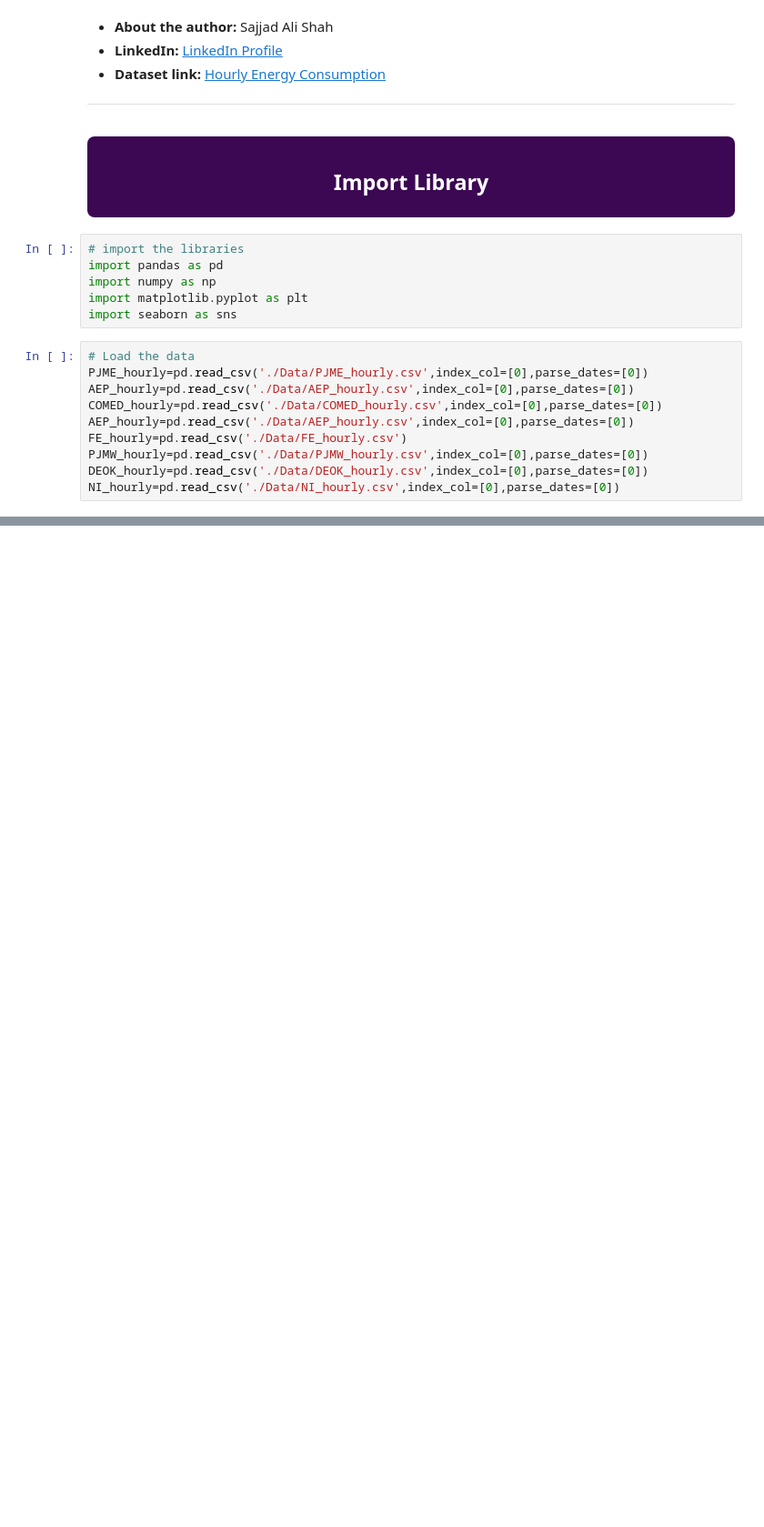
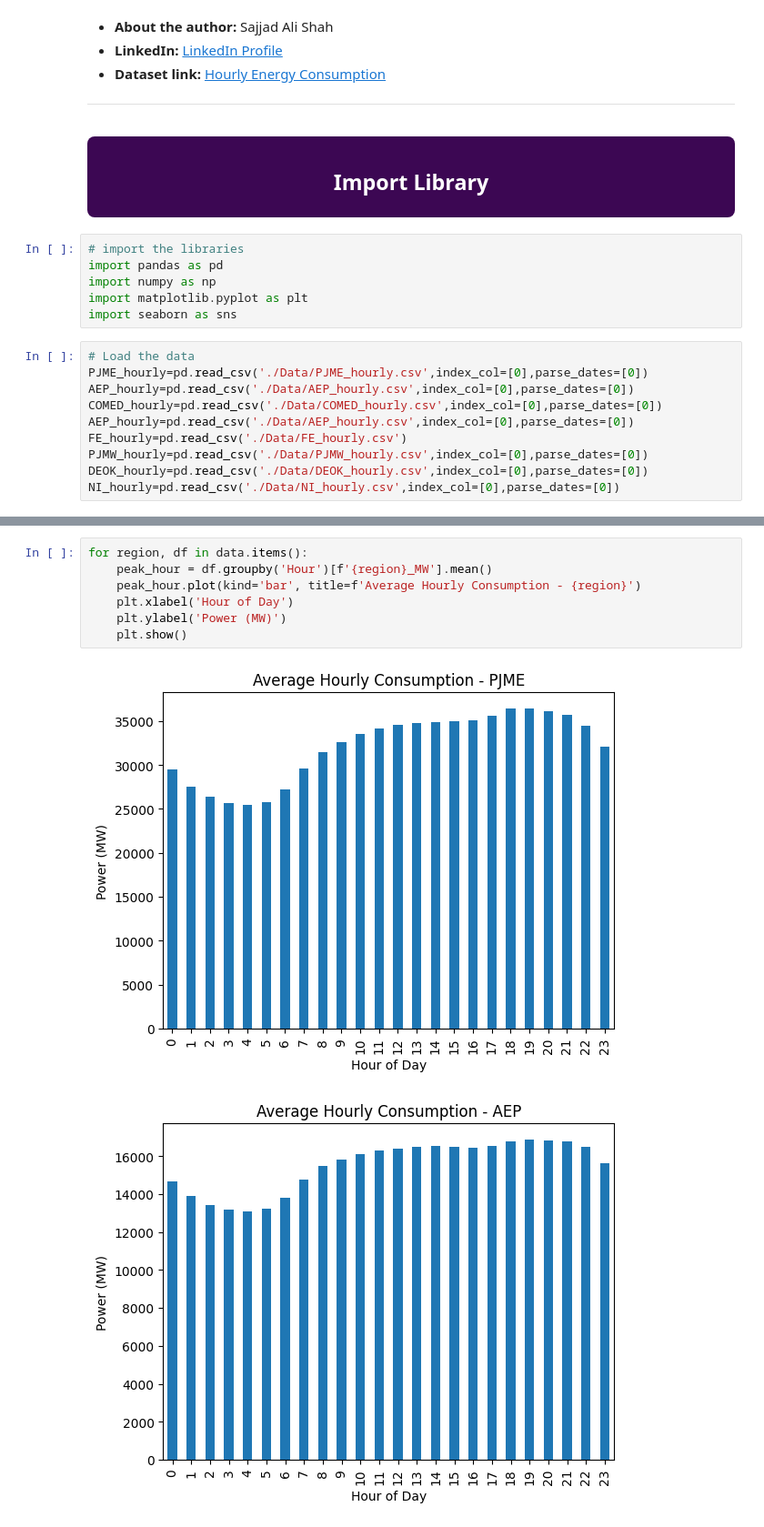
Before and after one commit to SajjadKhanYousafzai/Projects--Kaggle-, a Jupyter notebook: Time Serires Hourly Energy Consumption/Time_series.ipynb, the cells around one changed output, grey strips where cells are left out. Shown at 91% size. Saved outputs shown, nothing was run; the diff lists cells and outputs as text; blank space fills up the shorter version.

```diff
--- a/Time Serires Hourly Energy Consumption/Time_series.ipynb
+++ b/Time Serires Hourly Energy Consumption/Time_series.ipynb
@@ -150,0 +154,10 @@ plt.show()
+# %%
+for region, df in data.items():
+    peak_hour = df.groupby('Hour')[f'{region}_MW'].mean()
+    peak_hour.plot(kind='bar', title=f'Average Hourly Consumption - {region}')
+    plt.xlabel('Hour of Day')
+    plt.ylabel('Power (MW)')
+    plt.show()
+# %% [output]
+[figure, added]
+[figure, added]
```
Also changed, not shown: parts of 15 cells of this notebook.
